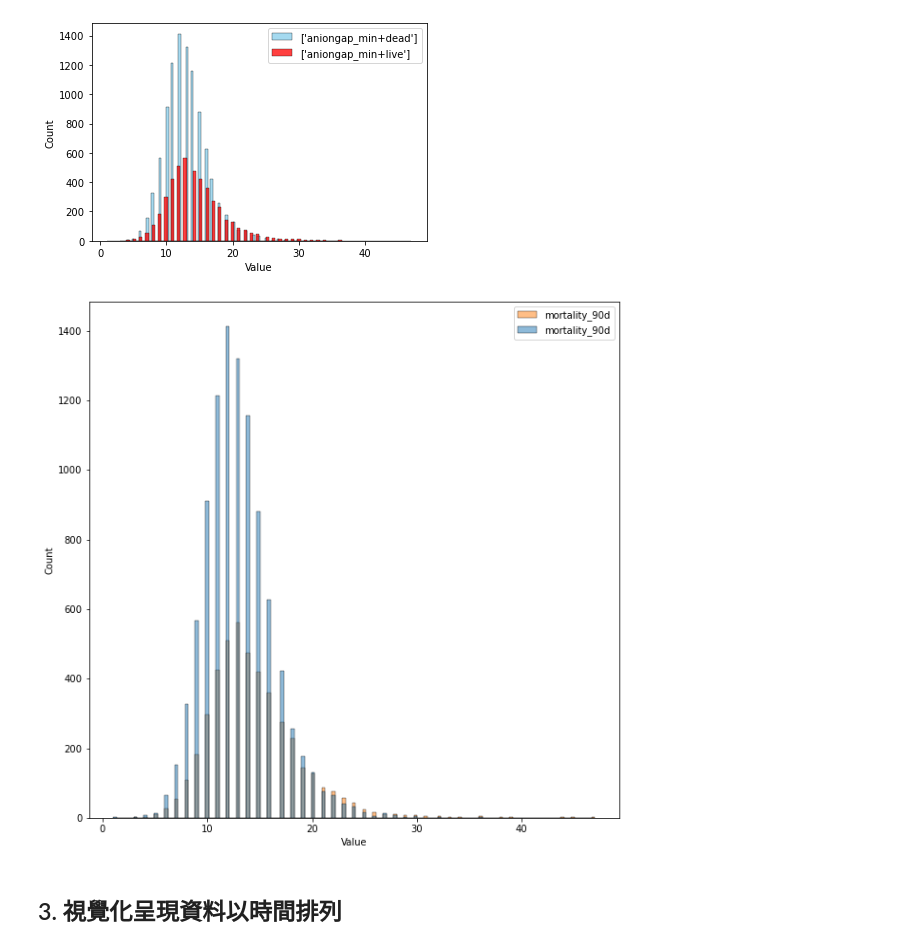
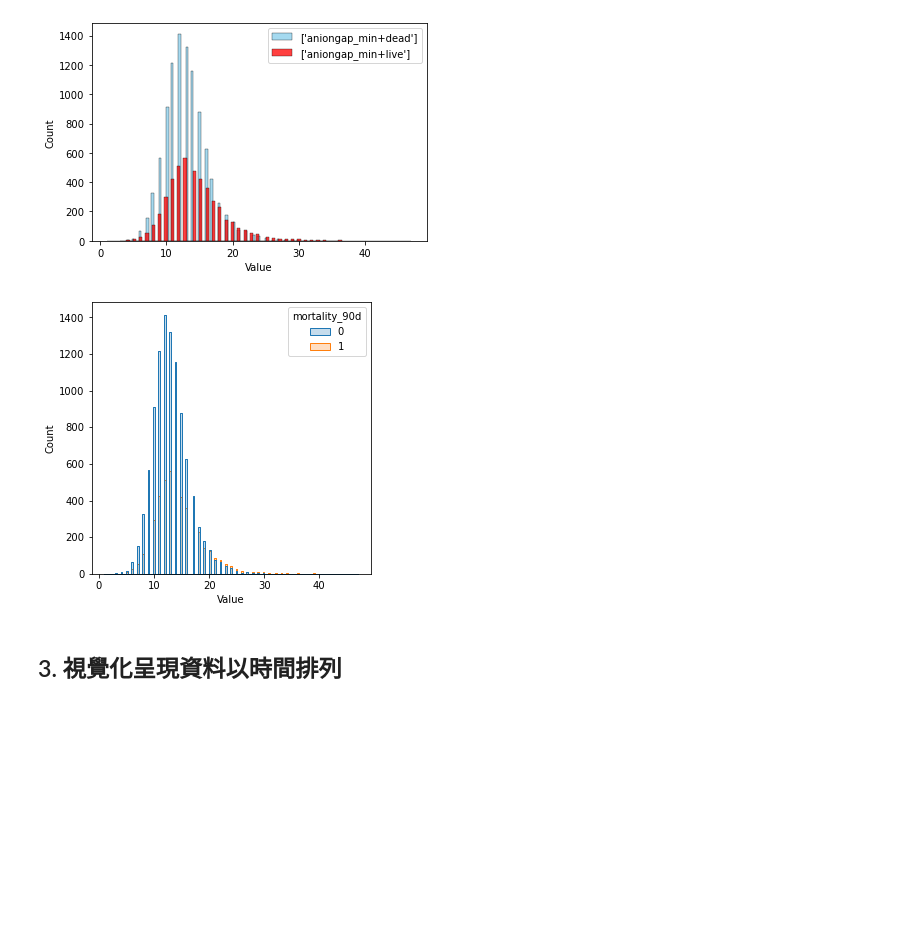
Before and after one commit to holiday01/mimic-iii-ntuh-tutorial, a Jupyter notebook: 視覺化.ipynb, the cells around one changed output. Saved outputs shown, nothing was run; the diff lists cells and outputs as text; code cells hidden in the pictures; blank space fills up the shorter version.

```diff
--- a/視覺化.ipynb
+++ b/視覺化.ipynb
@@ -337,14 +431,13 @@ plt.legend(loc='best', bbox_to_anchor=(1, 1))
 # %%
 ## Histogram
 ## 分類別
-fig = plt.figure(figsize=(10,10))
-sns.histplot(data = All_num , x = All_num.columns[9], hue ='mortality_90d',label='mortality_90d')
+fig = plt.figure(figsize=(5,5))
+sns.histplot(data = All_num , x = All_num.columns[9], hue ='mortality_90d', element="step")
 plt.xlabel("Value")
 #plt.ylabel("")
-plt.legend()
 fig.show()
 # %% [output]
-[figure, old version]
+[figure, new version]
 # %% [markdown]
 ## 3. 視覺化呈現資料以時間排列
 # %% [markdown]
```
Also changed, not shown: parts of 20 cells of this notebook, 2 other files.
